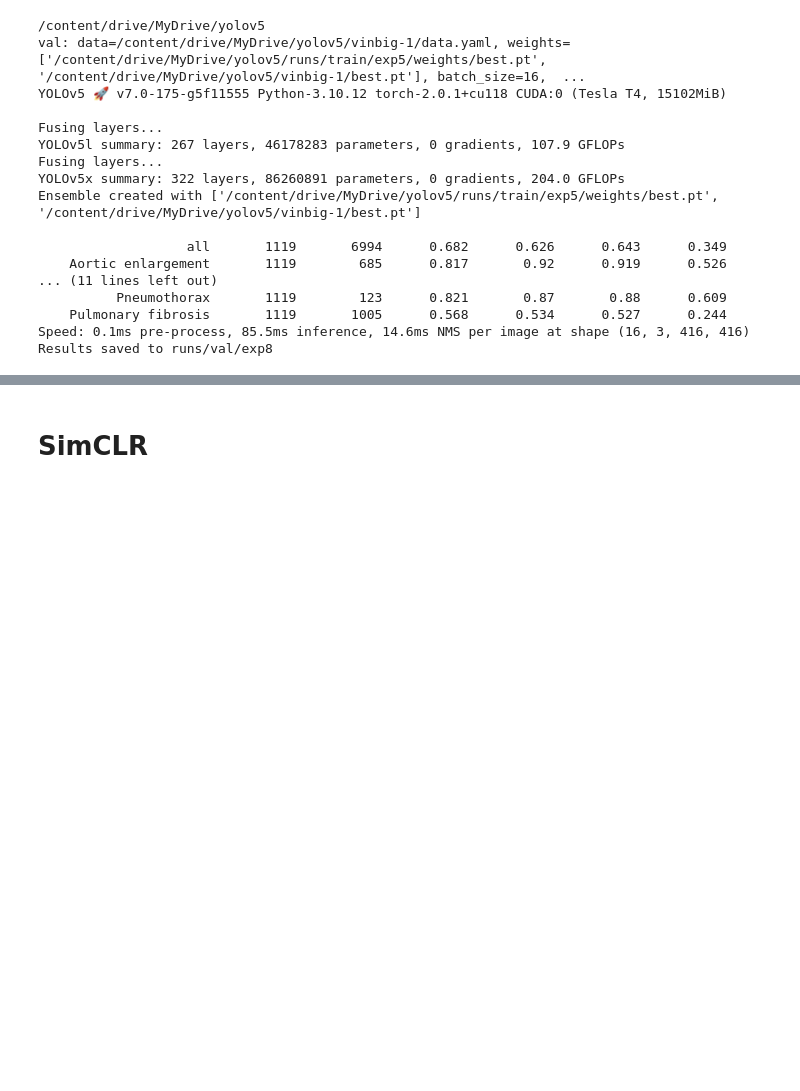
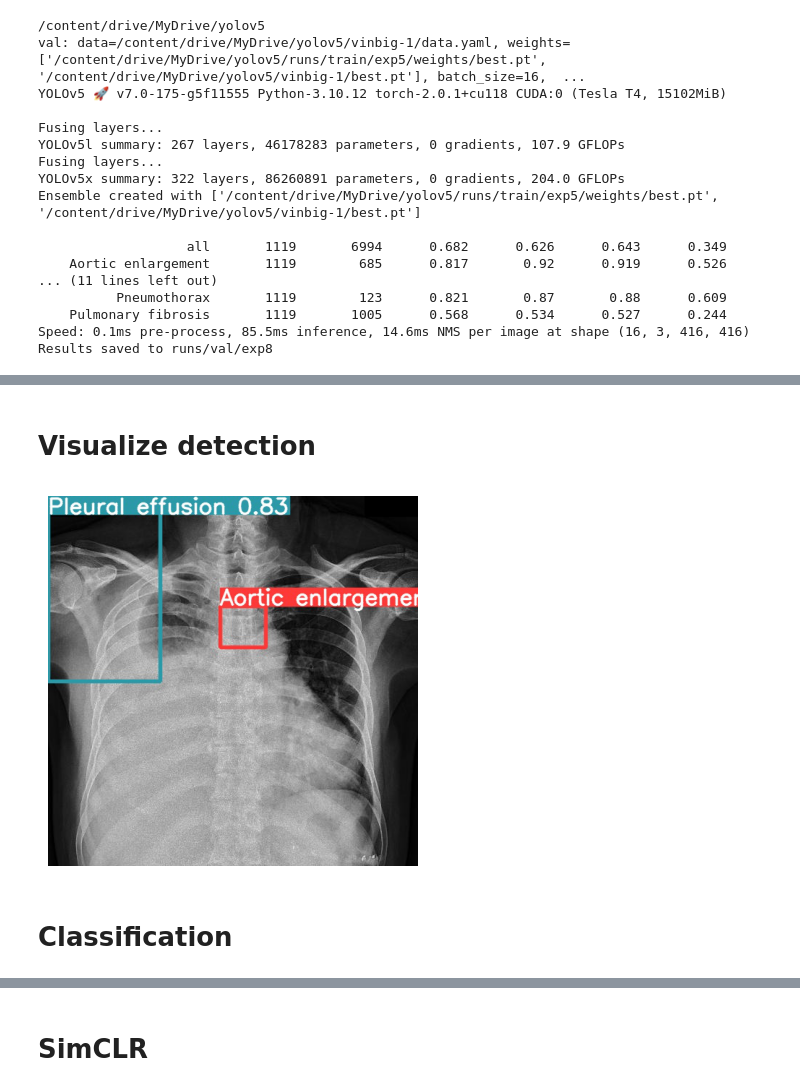
Before and after one commit to RezuanChowdhuryRifat/Improving-abnormality-detection-in-chest-radiograph-data, a Jupyter notebook: unbalanced-YoloV5.ipynb, the cells around one changed output, grey strips where cells are left out. Cells and saved outputs as stored; diff of their text form; code cells hidden in the pictures; blank space fills up the shorter version.

```diff
--- a/unbalanced-YoloV5.ipynb
+++ b/unbalanced-YoloV5.ipynb
@@ -370,0 +317,27 @@ Results saved to runs/val/exp8
+# %% [markdown]
+# Visualize detection
+# %%
+import os
+import matplotlib.pyplot as plt
+
+# Define the path to the experiment folder
+experiment_folder = '/content/drive/MyDrive/yolov5/runs/detect/exp10'
+
+# Get a list of image files in the experiment folder
+image_files = [f for f in os.listdir(experiment_folder) if os.path.isfile(os.path.join(experiment_folder, f))]
+
+# Iterate over the image files and display them
+for image_file in image_files:
+    image_path = os.path.join(experiment_folder, image_file)
+
+    # Read the image
+    image = plt.imread(image_path)
+
+    # Display the image
+    plt.imshow(image)
+    plt.axis('off')
+    plt.show()
+# %% [output]
+[figure, added]
+# %% [markdown]
+# Classification
```
Also changed, not shown: parts of 21 cells of this notebook.
